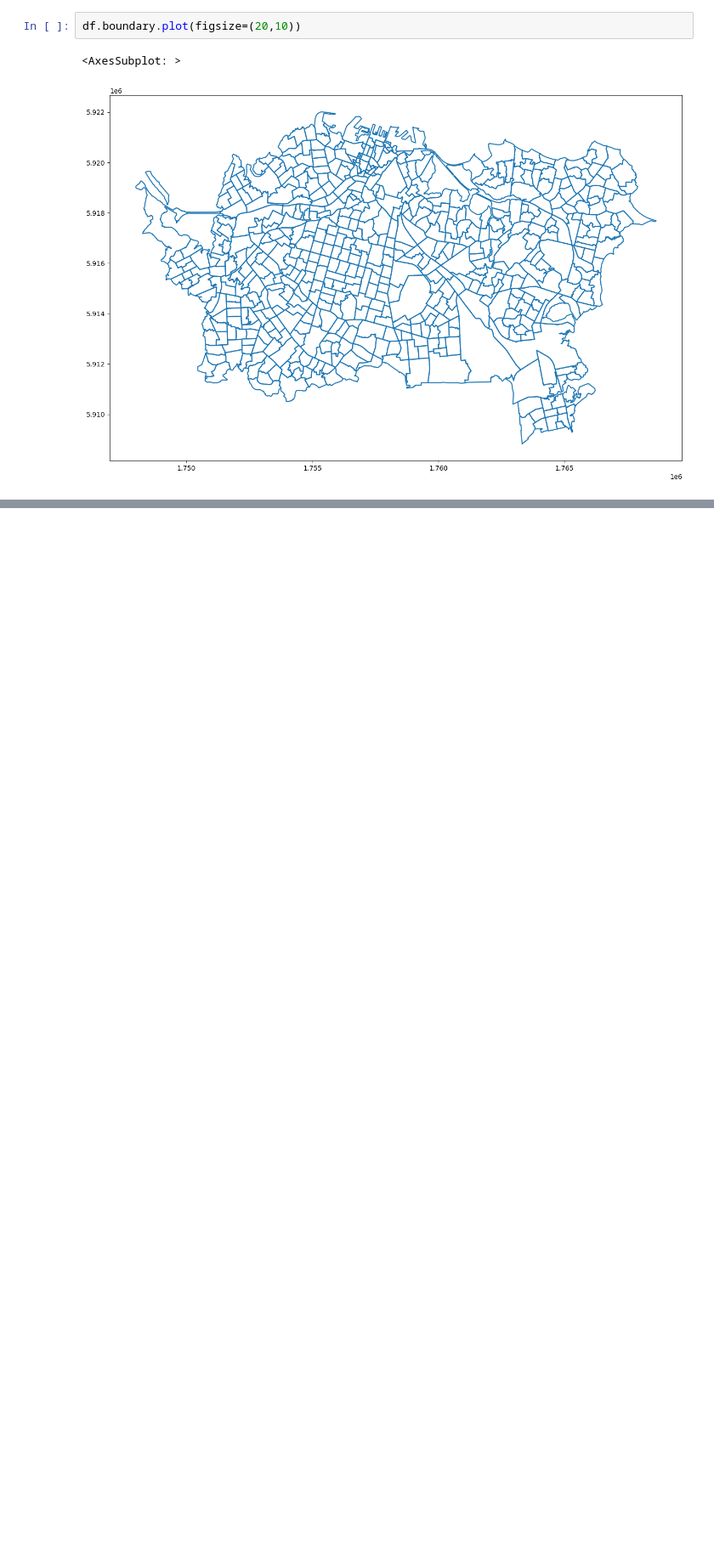
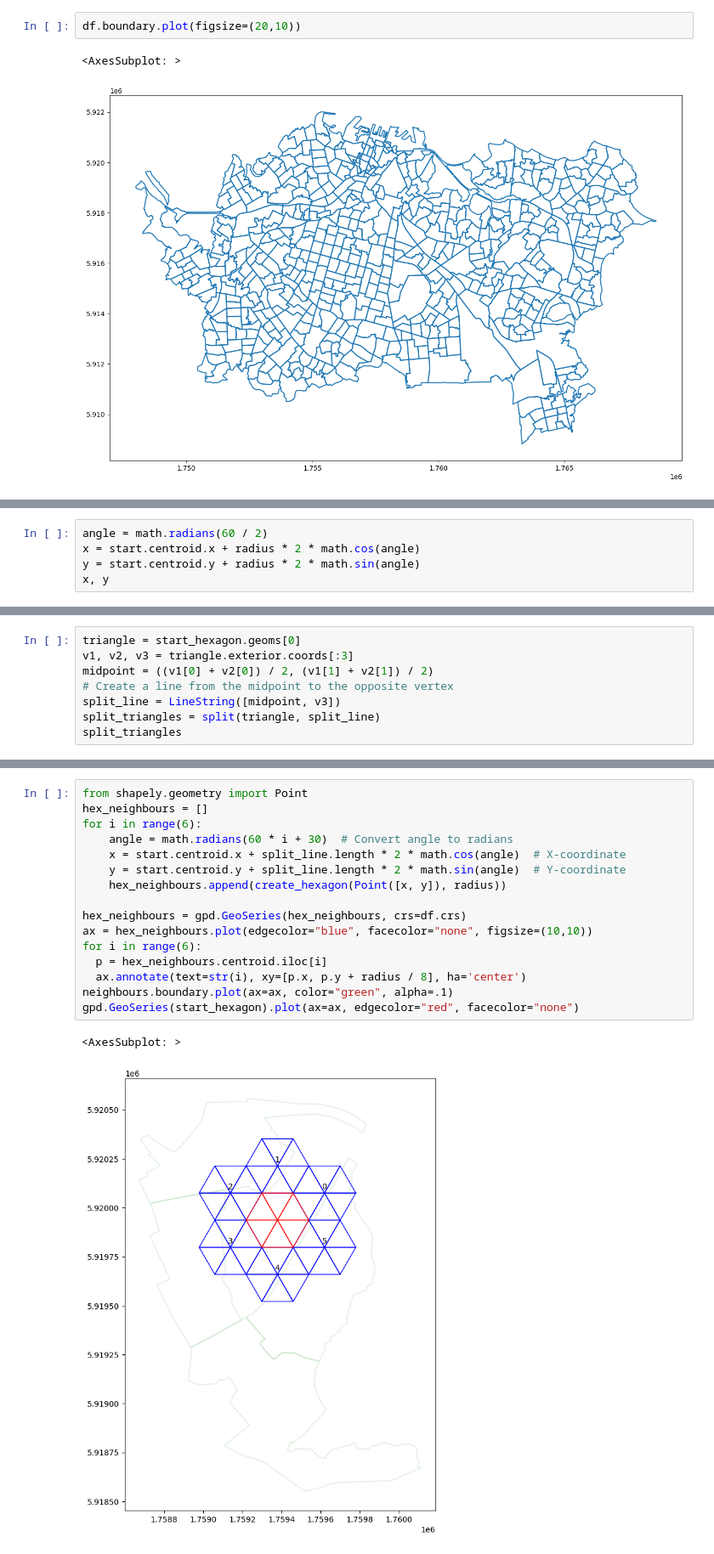
Before and after one commit to UoA-eResearch/IMD, a Jupyter notebook: hexagons.ipynb, the cells around one changed output, grey strips where cells are left out. Shown at 85% size. Saved outputs shown, nothing was run; the diff lists cells and outputs as text; blank space fills up the shorter version.

```diff
--- a/hexagons.ipynb
+++ b/hexagons.ipynb
@@ -120,0 +61,5 @@ gpd.GeoSeries(start_hexagon).boundary.plot(ax=ax, color="red")
+# %%
+angle = math.radians(60 / 2)
+x = start.centroid.x + radius * 2 * math.cos(angle)
+y = start.centroid.y + radius * 2 * math.sin(angle)
+x, y
@@ -120,0 +70,8 @@ gpd.GeoSeries(start_hexagon).boundary.plot(ax=ax, color="red")
+# %%
+triangle = start_hexagon.geoms[0]
+v1, v2, v3 = triangle.exterior.coords[:3]
+midpoint = ((v1[0] + v2[0]) / 2, (v1[1] + v2[1]) / 2)
+# Create a line from the midpoint to the opposite vertex
+split_line = LineString([midpoint, v3])
+split_triangles = split(triangle, split_line)
+split_triangles
@@ -121,3 +84,22 @@ gpd.GeoSeries(start_hexagon).boundary.plot(ax=ax, color="red")
+# %%
+from shapely.geometry import Point
+hex_neighbours = []
+for i in range(6):
+    angle = math.radians(60 * i + 30)  # Convert angle to radians
+    x = start.centroid.x + split_line.length * 2 * math.cos(angle)  # X-coordinate
+    y = start.centroid.y + split_line.length * 2 * math.sin(angle)  # Y-coordinate
+    hex_neighbours.append(create_hexagon(Point([x, y]), radius))
+
+hex_neighbours = gpd.GeoSeries(hex_neighbours, crs=df.crs)
+ax = hex_neighbours.plot(edgecolor="blue", facecolor="none", figsize=(10,10))
+for i in range(6):
+  p = hex_neighbours.centroid.iloc[i]
+  ax.annotate(text=str(i), xy=[p.x, p.y + radius / 8], ha='center')
+neighbours.boundary.plot(ax=ax, color="green", alpha=.1)
+gpd.GeoSeries(start_hexagon).plot(ax=ax, edgecolor="red", facecolor="none")
+# %% [output]
+<AxesSubplot: >
+[figure, added]
 # %%
 for neighbour in neighbours.centroid:
     print(hex_neighbours.distance(neighbour).idxmin())
```
Also changed, not shown: parts of 16 cells of this notebook.
